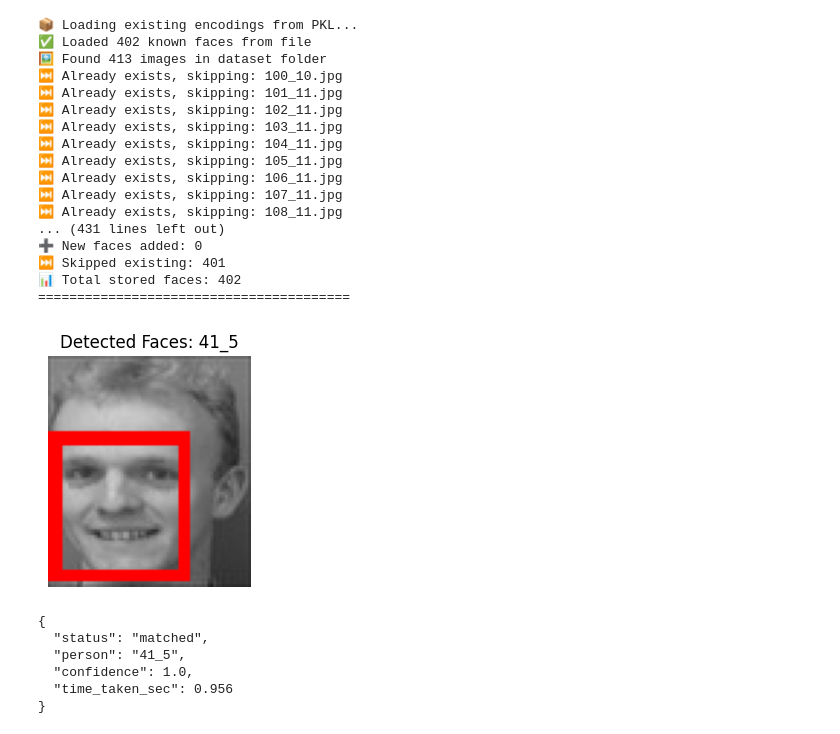
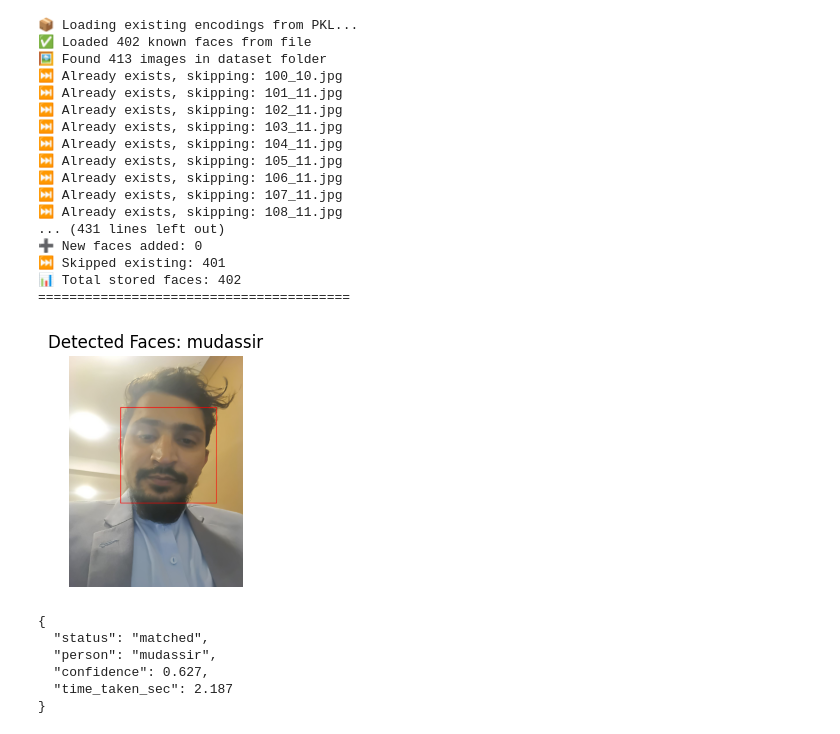
Before and after one commit to zamanmudassir200/face_recognition_dadss, a Jupyter notebook: face_recognition_hog.ipynb, the cells around one changed output. Drawn from its saved outputs; the diff is of its cells as text; code cells hidden in the pictures.

```diff
--- a/face_recognition_hog.ipynb
+++ b/face_recognition_hog.ipynb
@@ -151,38 +151,38 @@ def recognize_face(input_image_file):
     return {
         "status": "not_matched",
         "time_taken_sec": round(time.time() - start_time, 3)
     }
 
 
 if __name__ == "__main__":
     if len(sys.argv) > 1:
         image_path = sys.argv[1]
-        result = recognize_face("new_img.jpg")
+        result = recognize_face("new_img5.jpeg")
         print(json.dumps(result, indent=2))
     else:
         print("Usage: python script.py <image_path>")
 # %% [output]
 📦 Loading existing encodings from PKL...
 ✅ Loaded 402 known faces from file
 🖼️ Found 413 images in dataset folder
 ⏭️ Already exists, skipping: 100_10.jpg
 ⏭️ Already exists, skipping: 101_11.jpg
 ⏭️ Already exists, skipping: 102_11.jpg
 ⏭️ Already exists, skipping: 103_11.jpg
 ⏭️ Already exists, skipping: 104_11.jpg
 ⏭️ Already exists, skipping: 105_11.jpg
 ⏭️ Already exists, skipping: 106_11.jpg
 ⏭️ Already exists, skipping: 107_11.jpg
 ⏭️ Already exists, skipping: 108_11.jpg
 ... (431 lines left out)
 ➕ New faces added: 0
 ⏭️ Skipped existing: 401
 📊 Total stored faces: 402
 ========================================
-[figure, old version]
+[figure, new version]
 {
   "status": "matched",
-  "person": "41_5",
-  "confidence": 1.0,
-  "time_taken_sec": 0.956
+  "person": "mudassir",
+  "confidence": 0.627,
+  "time_taken_sec": 2.187
 }
```
